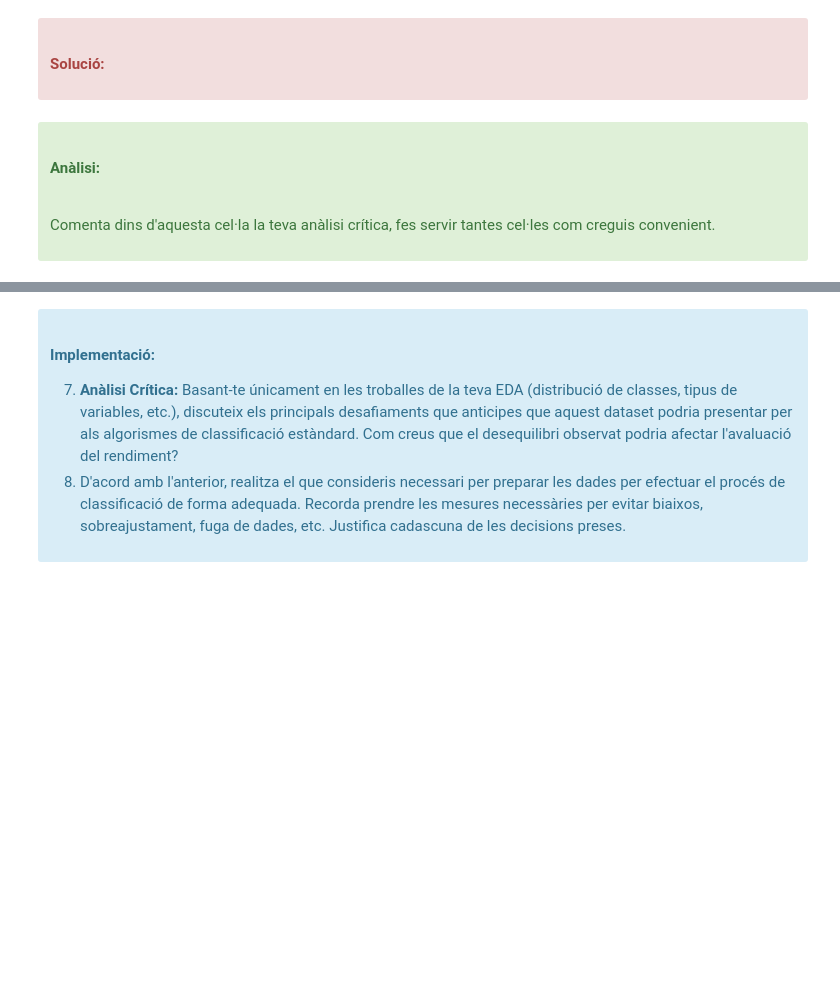
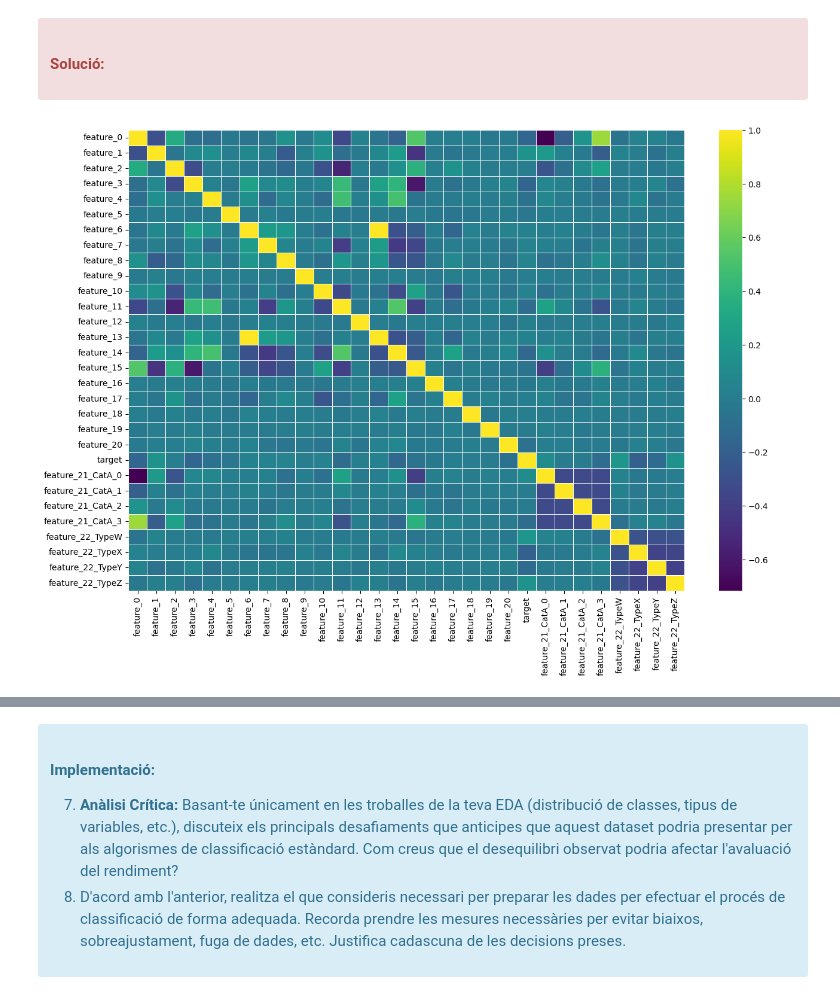
Before and after one commit to marc7666/PAC4-aprenentatge-automatic, a Jupyter notebook: M2_991_20242_PAC4_Enunciat.ipynb, the cells around one changed output, grey strips where cells are left out. Saved outputs shown, nothing was run; the diff lists cells and outputs as text; code cells hidden in the pictures; blank space fills up the shorter version.

```diff
--- a/M2_991_20242_PAC4_Enunciat.ipynb
+++ b/M2_991_20242_PAC4_Enunciat.ipynb
@@ -121,7 +325,7 @@ Comenta dins d'aquesta cel·la la teva anàlisi crítica, fes servir tantes cel
-# %% [markdown]
-<div class="alert alert-block alert-success">
-<h4>Anàlisi:</h4>
-
-Comenta dins d'aquesta cel·la la teva anàlisi crítica, fes servir tantes cel·les com creguis convenient.
-
-</div>
+# %%
+encoded_correlations = df_clasifiaction_encoded.corr()
+plt.figure(figsize=(15,10))
+sns.heatmap(encoded_correlations, linewidth=.5, cmap='viridis')
+plt.show()
+# %% [output]
+[figure, added]
```
Also changed, not shown: parts of 31 cells of this notebook.
